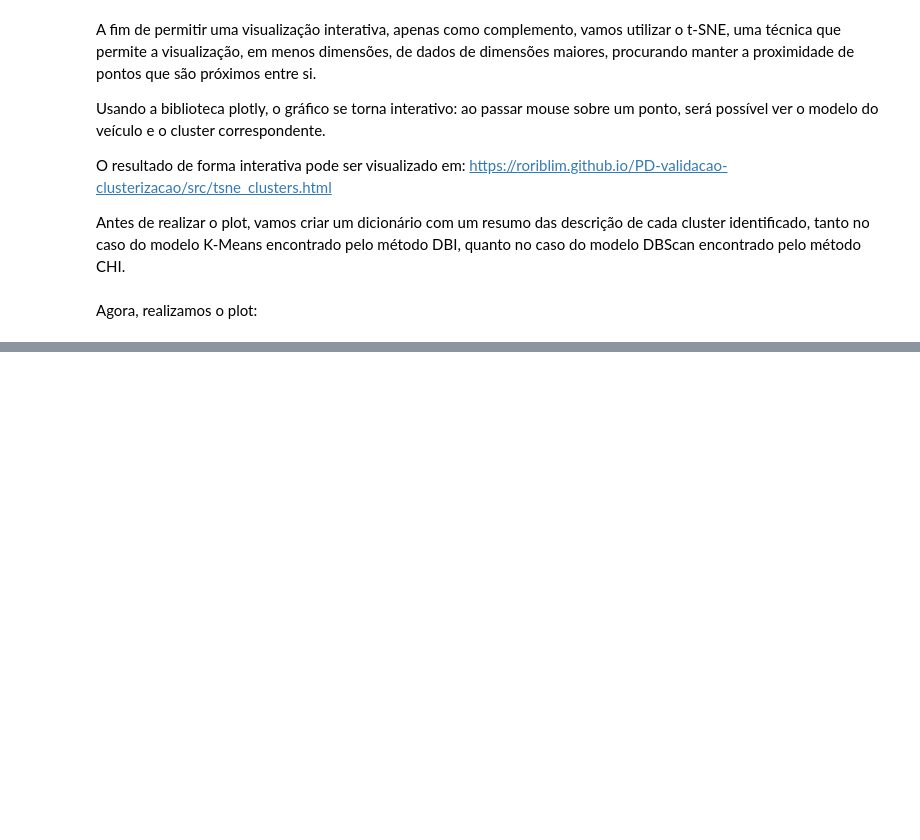
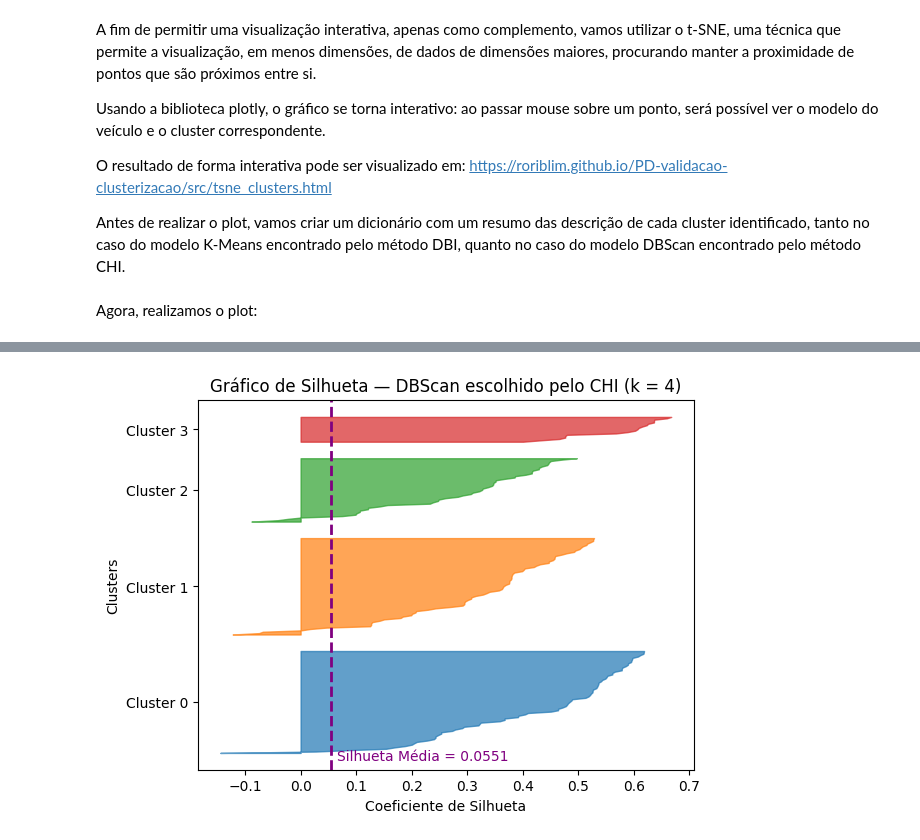
Before and after one commit to roriblim/PD-validacao-clusterizacao, a Jupyter notebook: src/app.ipynb, the cells around one changed output, grey strips where cells are left out. Cells and saved outputs as stored; diff of their text form; code cells hidden in the pictures; blank space fills up the shorter version.

```diff
--- a/src/app.ipynb
+++ b/src/app.ipynb
@@ -1596,0 +1642,39 @@ with open("tsne_clusters.html", "w", encoding="utf-8") as f:
+# %%
+chi_coefficients_dbscan = silhouette_samples(df_scaled, labels_dbscan_best_CHI)
+padding = len(df_scaled) // 30
+pos = padding
+ticks = []
+k = len(set(labels_dbscan_best_CHI) - {-1})
+for i in range(k):
+    sample_chi_values = chi_coefficients_dbscan[labels_dbscan_best_CHI == i]
+    sample_chi_values.sort()
+
+    color = mpl.cm.tab10(i % 10)
+
+    plt.fill_betweenx(
+        np.arange(pos, pos + len(sample_chi_values)),
+        0,
+        sample_chi_values,
+        alpha=0.7,
+        facecolor=color,
+        edgecolor=color
+    )
+    ticks.append(pos + len(sample_chi_values) // 2)
+    pos += len(sample_chi_values) + padding
+
+plt.gca().yaxis.set_major_locator(FixedLocator(ticks))
+plt.gca().yaxis.set_major_formatter(FixedFormatter([f"Cluster {i}" for i in range(k)]))
+
+# ---- linha da silhueta média ----
+sil_avg = silhouette_score(df_scaled, labels_dbscan_best_CHI)
+plt.axvline(x=sil_avg, color='purple', linestyle='--', linewidth=2)
+plt.text(sil_avg + 0.01, pos * 0.02, f"Silhueta Média = {sil_avg:.4f}", color="purple")
+
+plt.xlabel("Coeficiente de Silhueta")
+plt.ylabel("Clusters")
+plt.title(f"Gráfico de Silhueta — DBScan escolhido pelo CHI (k = {k})")
+plt.grid(False)
+
+plt.show()
+# %% [output]
+[figure, added]
```
Also changed, not shown: parts of 10 cells of this notebook, 2 other files.
